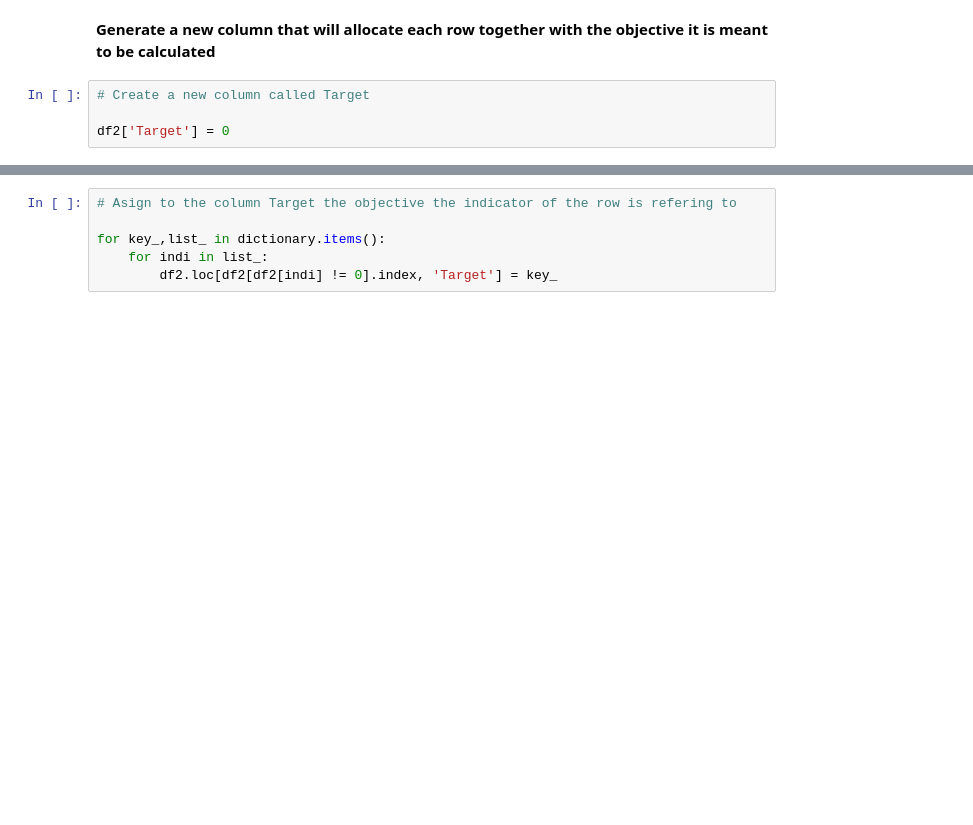
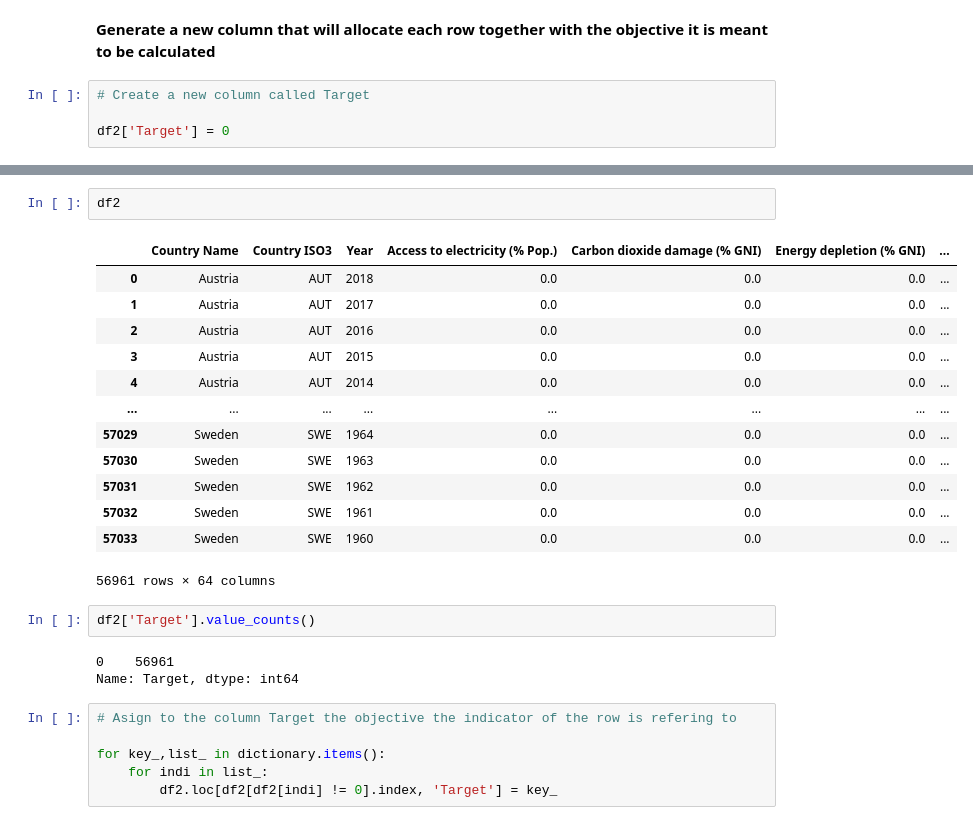
Before and after one commit to carazaagu/HumanitarianData-EU, a Jupyter notebook: Project.ipynb, the cells around one changed output, grey strips where cells are left out. Saved outputs shown, nothing was run; the diff lists cells and outputs as text; blank space fills up the shorter version.

```diff
--- a/Project.ipynb
+++ b/Project.ipynb
@@ -760,3 +866,24 @@ dictionary = {'1. No poverty': ['Poverty headcount ratio at $5.50 a day (2011 PP
+# %%
+df2
+# %% [output]
+|  | Country Name | Country ISO3 | Year | Access to electricity (% Pop.) | Carbon dioxide damage (% GNI) | Energy depletion (% GNI) | ... |
+| 0 | Austria | AUT | 2018 | 0.0 | 0.0 | 0.0 | ... |
+| 1 | Austria | AUT | 2017 | 0.0 | 0.0 | 0.0 | ... |
+| 2 | Austria | AUT | 2016 | 0.0 | 0.0 | 0.0 | ... |
+| 3 | Austria | AUT | 2015 | 0.0 | 0.0 | 0.0 | ... |
+| 4 | Austria | AUT | 2014 | 0.0 | 0.0 | 0.0 | ... |
+| ... | ... | ... | ... | ... | ... | ... | ... |
+| 57029 | Sweden | SWE | 1964 | 0.0 | 0.0 | 0.0 | ... |
+| 57030 | Sweden | SWE | 1963 | 0.0 | 0.0 | 0.0 | ... |
+| 57031 | Sweden | SWE | 1962 | 0.0 | 0.0 | 0.0 | ... |
+| 57032 | Sweden | SWE | 1961 | 0.0 | 0.0 | 0.0 | ... |
+| 57033 | Sweden | SWE | 1960 | 0.0 | 0.0 | 0.0 | ... |
+56961 rows × 64 columns
+# %%
+df2['Target'].value_counts()
+# %% [output]
+0    56961
+Name: Target, dtype: int64
 # %%
 # Asign to the column Target the objective the indicator of the row is refering to
 
```
Also changed, not shown: parts of 25 cells of this notebook, 6 other files.
